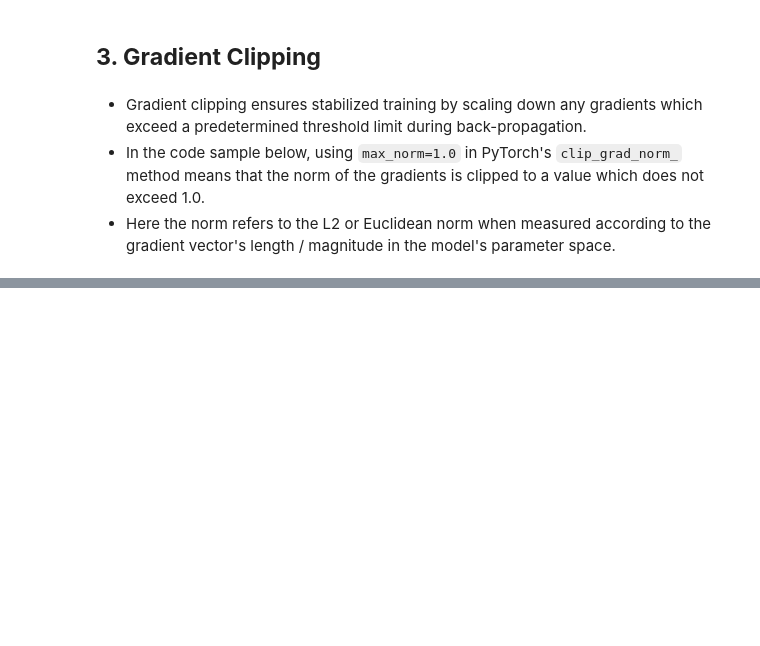
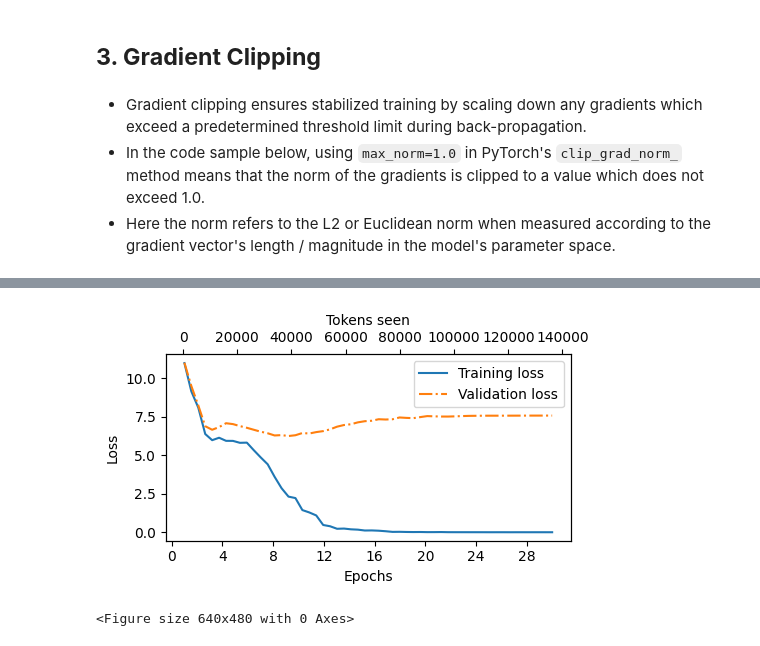
Before and after one commit to bachaudhry/my-llm-from-scratch, a Jupyter notebook: supplementary/04a-advanced-training-loop-features.ipynb, the cells around one changed output, grey strips where cells are left out. Drawn from its saved outputs; the diff is of its cells as text; code cells hidden in the pictures; blank space fills up the shorter version.

```diff
--- a/supplementary/04a-advanced-training-loop-features.ipynb
+++ b/supplementary/04a-advanced-training-loop-features.ipynb
@@ -209,0 +338,11 @@ tensor(0.0211, device='cuda:0')
+# %%
+from utils.components import plot_losses
+
+# Checking loss curves
+epochs_tensor = torch.linspace(1, n_epochs, len(train_losses))
+plot_losses(epochs_tensor, tokens_seen, train_losses, val_losses)
+plt.tight_layout()
+plt.show()
+# %% [output]
+[figure, added]
+<Figure size 640x480 with 0 Axes>
```
Also changed, not shown: parts of 7 cells of this notebook, 1 other file.
